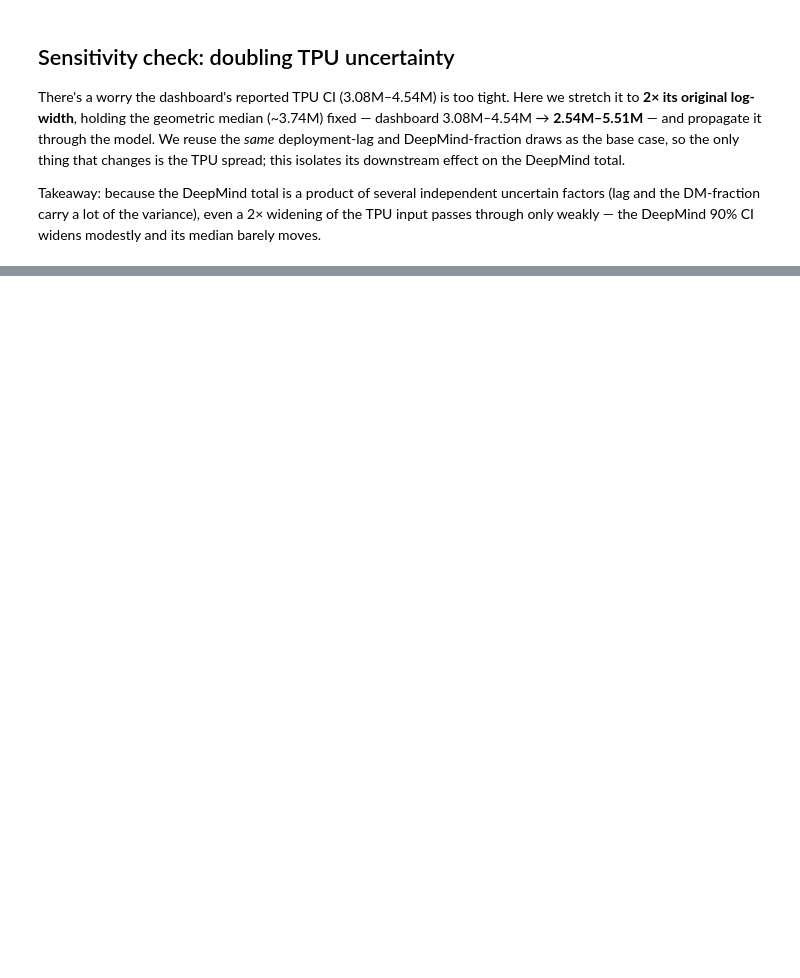
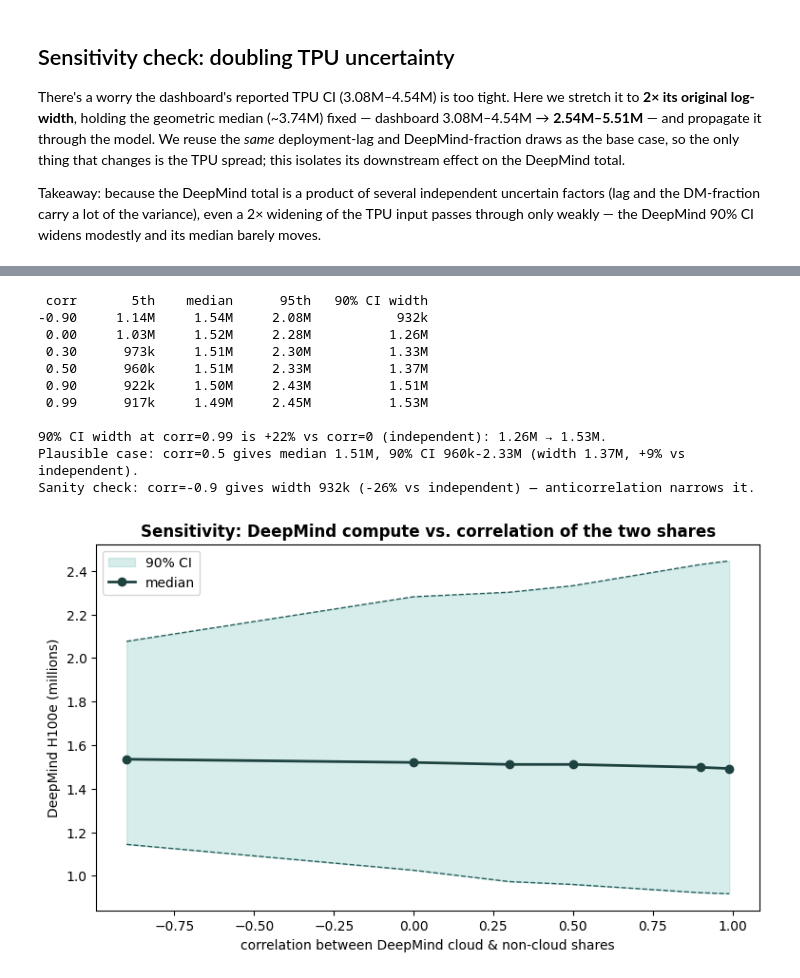
Before and after one commit to epoch-research/ai-companies, a Jupyter notebook: ai-lab-compute/deepmind_compute_model.ipynb, the cells around one changed output, grey strips where cells are left out. Saved outputs shown, nothing was run; the diff lists cells and outputs as text; code cells hidden in the pictures; blank space fills up the shorter version.

```diff
--- a/ai-lab-compute/deepmind_compute_model.ipynb
+++ b/ai-lab-compute/deepmind_compute_model.ipynb
@@ -360,0 +383,58 @@ DeepMind H100e — TPU CI doubled (2.54M–5.51M)
+# %%
+# sq.correlate requires |rho| < 1 strictly, so use 0.99 for the near-perfect case.
+# The -0.9 row is a sanity check: anticorrelation should narrow the CI vs. independent.
+# rho=0.5 is the plausible central assumption (a modest positive dependence).
+correlations = [-0.9, 0.0, 0.3, 0.5, 0.9, 0.99]
+rows = []
+for rho in correlations:
+    # Re-draw the two DM shares with the target correlation; marginals unchanged.
+    a, b = sq.correlate((sq.to(0.25, 0.55), sq.to(0.33, 0.75)), rho)
+    dmc, dmn = a @ N_SAMPLES, b @ N_SAMPLES
+    # Reuse baseline cloud-share and operational draws so only the dependence changes.
+    frac = cloud_share_samples * dmc + (1 - cloud_share_samples) * dmn
+    dm = operational * frac
+    pc = sq.get_percentiles(dm, percentiles=[5, 50, 95])
+    rows.append((rho, pc[5], pc[50], pc[95], pc[95] - pc[5]))
+
+print(f"{'corr':>5}  {'5th':>8}  {'median':>8}  {'95th':>8}  {'90% CI width':>13}")
+for rho, lo, med, hi, w in rows:
+    print(f"{rho:>5.2f}  {fmt(lo):>8}  {fmt(med):>8}  {fmt(hi):>8}  {fmt(w):>13}")
+base_w = next(w for rho, _, _, _, w in rows if rho == 0.0)  # the independent case
+print(f"\n90% CI width at corr=0.99 is {rows[-1][4] / base_w - 1:+.0%} vs corr=0 "
+      f"(independent): {fmt(base_w)} → {fmt(rows[-1][4])}.")
+mid = next(r for r in rows if r[0] == 0.5)  # the plausible central assumption
+print(f"Plausible case: corr=0.5 gives median {fmt(mid[2])}, 90% CI {fmt(mid[1])}-{fmt(mid[3])} "
+      f"(width {fmt(mid[4])}, {mid[4] / base_w - 1:+.0%} vs independent).")
+neg = rows[0]  # the -0.9 sanity-check row
+print(f"Sanity check: corr={neg[0]:.1f} gives width {fmt(neg[4])} "
+      f"({neg[4] / base_w - 1:+.0%} vs independent) — anticorrelation narrows it.")
+
+rhos = [r[0] for r in rows]
+los = np.array([r[1] for r in rows]) / 1e6
+meds = np.array([r[2] for r in rows]) / 1e6
+his = np.array([r[3] for r in rows]) / 1e6
+
+fig, ax = plt.subplots(figsize=(9, 5))
+ax.fill_between(rhos, los, his, color="#7AC4C0", alpha=0.30, label="90% CI")
+ax.plot(rhos, his, "--", color="#2B5F5C", lw=1)
+ax.plot(rhos, los, "--", color="#2B5F5C", lw=1)
+ax.plot(rhos, meds, "o-", color="#1d4240", lw=2, label="median")
+ax.set_xlabel("correlation between DeepMind cloud & non-cloud shares")
+ax.set_ylabel("DeepMind H100e (millions)")
+ax.set_title("Sensitivity: DeepMind compute vs. correlation of the two shares",
+             weight="bold")
+ax.legend()
+plt.show()
+# %% [output]
+ corr       5th    median      95th   90% CI width
+-0.90     1.14M     1.54M     2.08M           932k
+ 0.00     1.03M     1.52M     2.28M          1.26M
+ 0.30      973k     1.51M     2.30M          1.33M
+ 0.50      960k     1.51M     2.33M          1.37M
+ 0.90      922k     1.50M     2.43M          1.51M
+ 0.99      917k     1.49M     2.45M          1.53M
+
+90% CI width at corr=0.99 is +22% vs corr=0 (independent): 1.26M → 1.53M.
+Plausible case: corr=0.5 gives median 1.51M, 90% CI 960k-2.33M (width 1.37M, +9% vs independent).
+Sanity check: corr=-0.9 gives width 932k (-26% vs independent) — anticorrelation narrows it.
+[figure, added]
```
Also changed, not shown: parts of 15 cells of this notebook, 1 other file.
